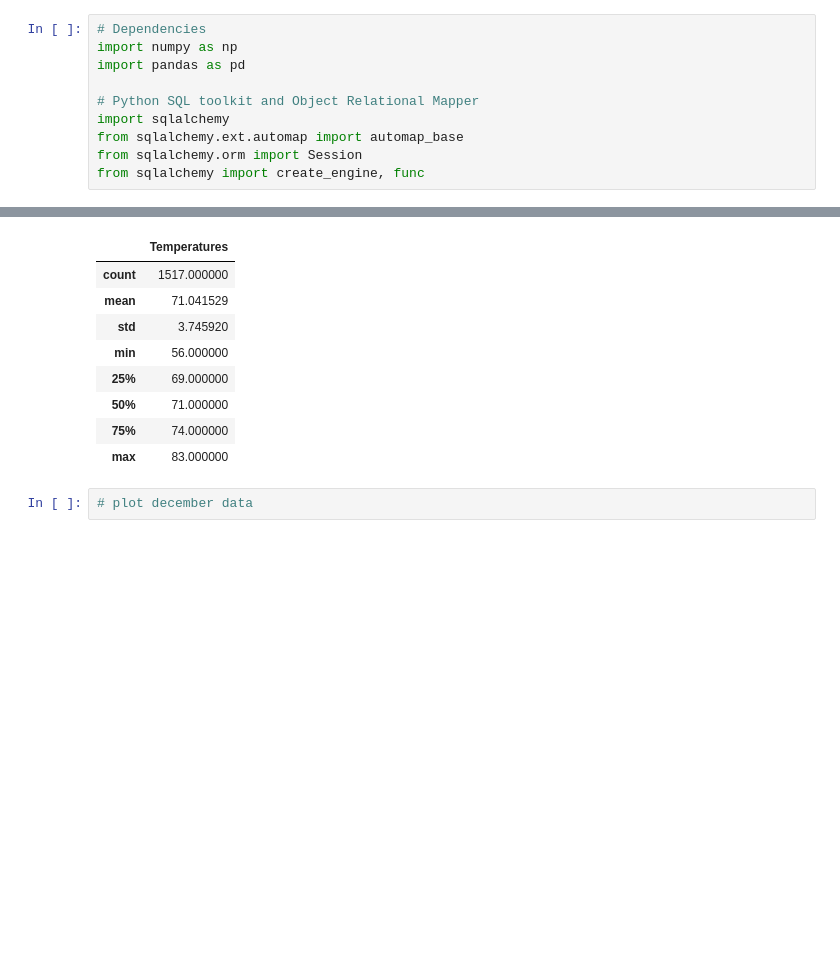
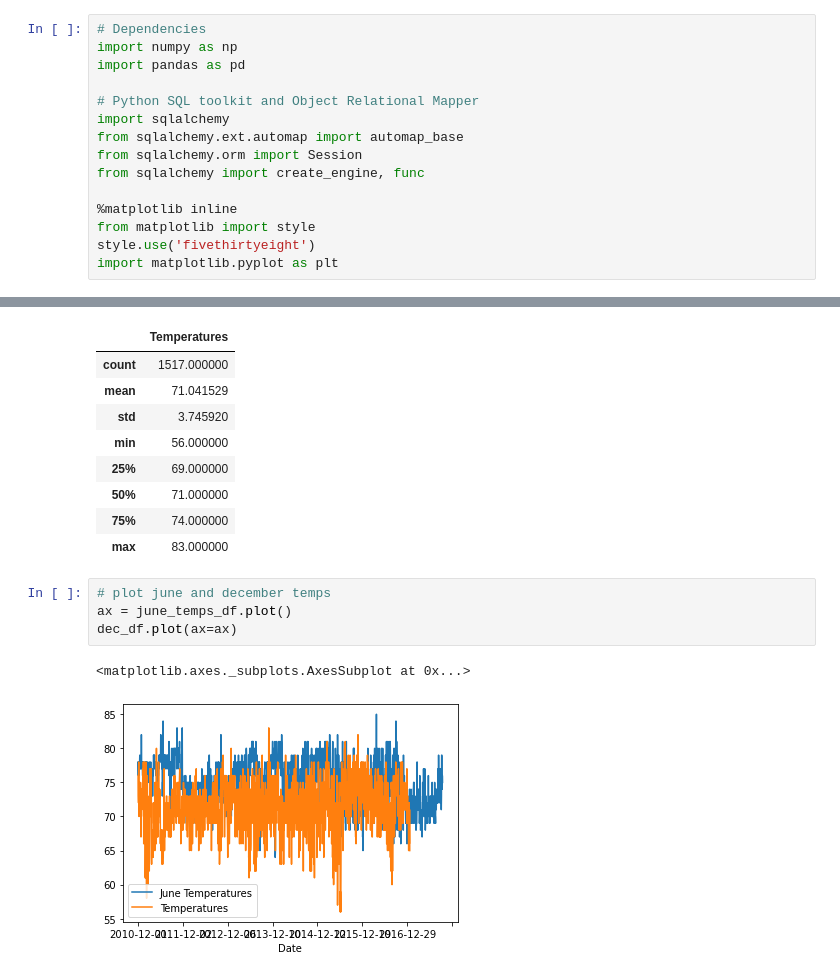
Before and after one commit to carolinacraus/surfs_up, a Jupyter notebook: SurfsUp_Challenge.ipynb, the cells around one changed output, grey strips where cells are left out. Cells and saved outputs as stored; diff of their text form; blank space fills up the shorter version.

```diff
--- a/SurfsUp_Challenge.ipynb
+++ b/SurfsUp_Challenge.ipynb
@@ -8,6 +8,11 @@ import sqlalchemy
 from sqlalchemy.ext.automap import automap_base
 from sqlalchemy.orm import Session
 from sqlalchemy import create_engine, func
+
+%matplotlib inline
+from matplotlib import style
+style.use('fivethirtyeight')
+import matplotlib.pyplot as plt
 # %%
 engine = create_engine("sqlite:///hawaii.sqlite")
 conn = engine.connect()
@@ -168,5 +173,10 @@ dec_df.describe()
 | 50% | 71.000000 |
 | 75% | 74.000000 |
 | max | 83.000000 |
-# %%
-# plot december data
+# %%
+# plot june and december temps
+ax = june_temps_df.plot()
+dec_df.plot(ax=ax)
+# %% [output]
+<matplotlib.axes._subplots.AxesSubplot at 0x...>
+[figure, added]
```
Also changed, not shown: parts of 5 cells of this notebook.
